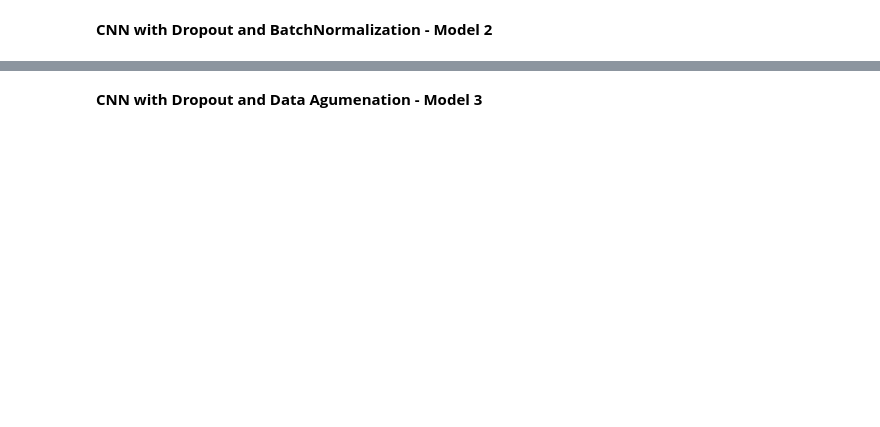
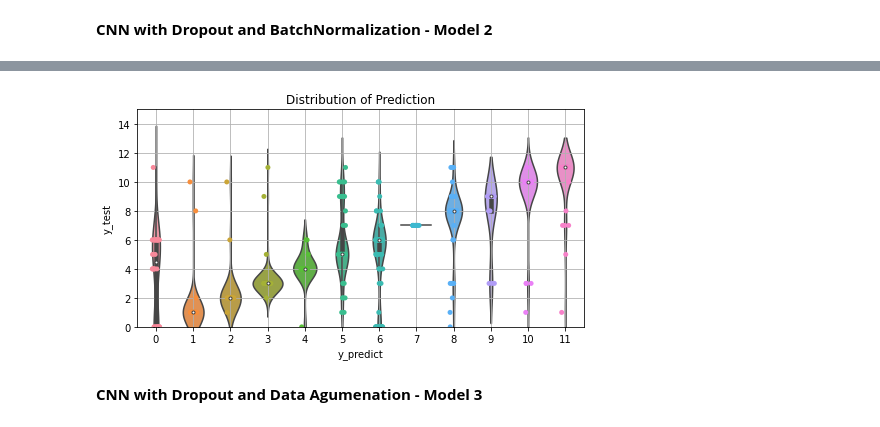
Before and after one commit to milind69/milind69, a Jupyter notebook: plant_seedlings.ipynb, the cells around one changed output, grey strips where cells are left out. Cells and saved outputs as stored; diff of their text form; code cells hidden in the pictures; blank space fills up the shorter version.

```diff
--- a/plant_seedlings.ipynb
+++ b/plant_seedlings.ipynb
@@ -918,10 +984,12 @@ print(test_img['y_test'])
 # %%
 plt.figure(figsize=(8,4))
 ax=sns.stripplot(data=test_df_db,y='y_test', x='y_predict', jitter=True, dodge=True)
-#ax=sns.violinplot(data=test_df,y='y_test', x='y_predict', jitter=True, dodge=True)
+ax=sns.violinplot(data=test_df_db,y='y_test', x='y_predict', jitter=True, dodge=True)
 plt.title("Distribution of Prediction")
 plt.ylim(0,15)
 plt.grid(True)
+# %% [output]
+[figure, added]
 # %% [markdown]
 **CNN with Dropout and Data Agumenation - Model 3**
 # %%
```
Also changed, not shown: parts of 38 cells of this notebook.
